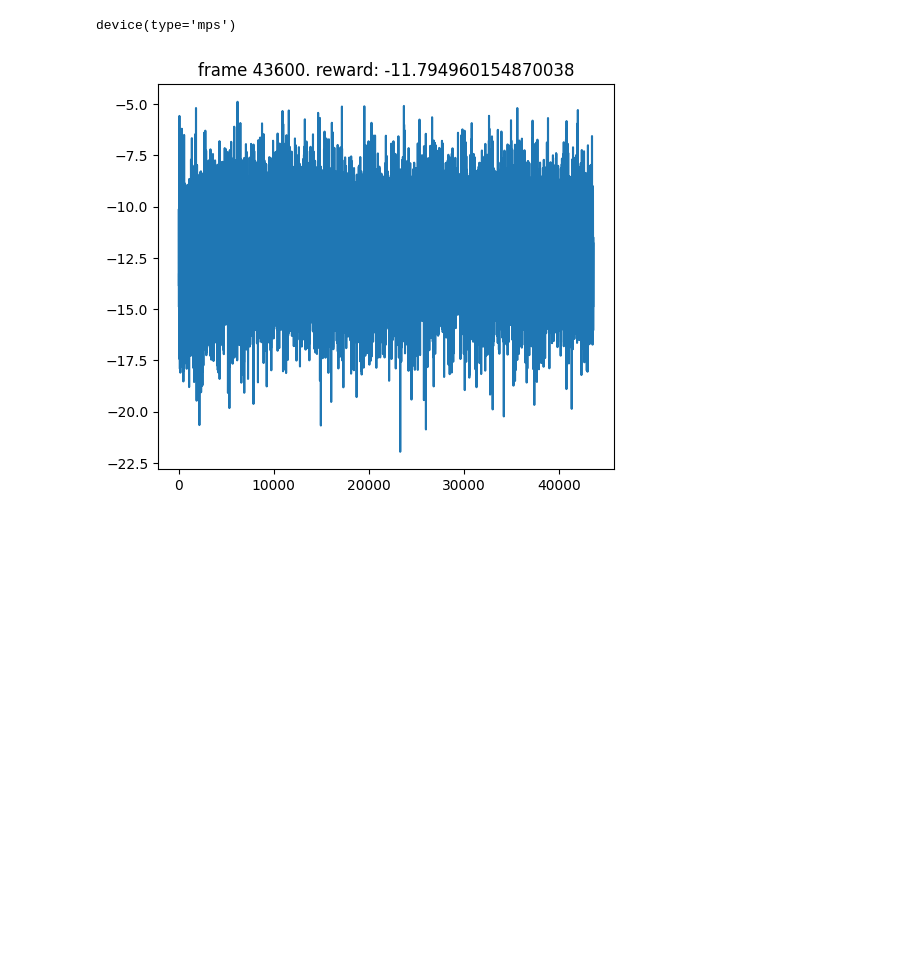
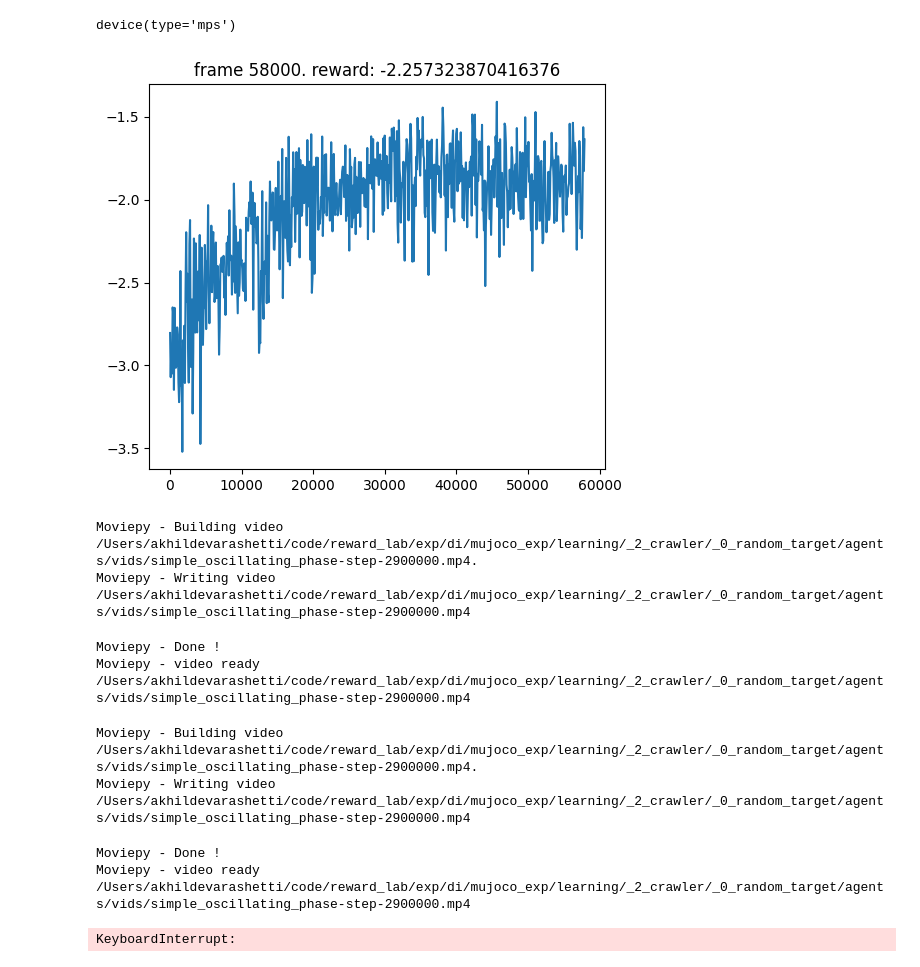
Before and after one commit to Akhilez/reward_lab, a Jupyter notebook: exp/di/mujoco_exp/learning/_2_crawler/_0_random_target/agents/_2_simple_sine_learner.ipynb, the cells around one changed output. Saved outputs shown, nothing was run; the diff lists cells and outputs as text; code cells hidden in the pictures; blank space fills up the shorter version.

Commit message:
Creating cpg agents

```diff
--- a/exp/di/mujoco_exp/learning/_2_crawler/_0_random_target/agents/_2_simple_sine_learner.ipynb
+++ b/exp/di/mujoco_exp/learning/_2_crawler/_0_random_target/agents/_2_simple_sine_learner.ipynb
@@ -101,4 +104,5 @@ env = RepeatActionsWrapper(env, steps_to_repeat=repeat_steps)
 # %%
+env = build_env()
 rewards = []
 
 env.reset()
@@ -121,4 +125,5 @@ Moviepy - video ready /Users/akhildevarashetti/code/reward_lab/exp/di/mujoco_exp
 # %%
+env = build_env()
 rewards = []
 
 phases = np.zeros(env.action_space.shape)  # (n,)
@@ -191,7 +199,7 @@ wiki (https://en.wikipedia.org/wiki/Ornstein%E2%80%93Uhlenbeck_process)
 https://github.com/vitchyr/rlkit/blob/master/rlkit/exploration_strategies/ou_strategy.py
 """
 class OUNoise(object):
-    def __init__(self, action_space, mu=0.0, theta=0.15, max_sigma=0.3, min_sigma=0.3, decay_period=100_000):
+    def __init__(self, action_space, mu=0.0, theta=0.15, max_sigma=0.1, min_sigma=0.1, decay_period=15_000):
         self.mu           = mu
         self.theta        = theta
         self.sigma        = max_sigma
@@ -224,6 +232,14 @@ def plot(frame_idx, rewards):
     plt.title('frame %s. reward: %s' % (frame_idx, rewards[-1][1]))
     iterations = [r[0] for r in rewards]
     episode_rewards = [r[1] for r in rewards]
+
+    # Do mean averaging
+    avg_len = 9
+    episode_rewards = np.array(episode_rewards)
+    episode_rewards = episode_rewards[:len(episode_rewards) - (len(episode_rewards) % avg_len)]
+    episode_rewards = episode_rewards.reshape((len(episode_rewards) // avg_len, avg_len)).mean(axis=1)
+    iterations = np.array(iterations)[::avg_len][:len(episode_rewards)]
+
     plt.plot(iterations, episode_rewards)
     plt.show()
 # %%
@@ -312,31 +328,14 @@ def ddpg_update(batch_size,
                 target_param.data * (1.0 - soft_tau) + param.data * soft_tau
             )
 # %%
-time_limit = 200
-repeat_steps = 50
-dt = 0.1
-# record_every_n_episodes = 500
-record_every_n_steps = 50000
+env = build_env()
 
-env = WalkToTargetEnv(n_legs=4)
-env = TimeLimit(env, time_limit)
-env = RecordVideo(
-    env,
-    video_folder='/Users/akhildevarashetti/code/reward_lab/exp/di/mujoco_exp/learning/_2_crawler/_0_random_target/agents',
-    # episode_trigger=lambda episode: episode % record_every_n_episodes == 0,
-    step_trigger=lambda step: step % record_every_n_steps == 0,
-    video_length=time_limit,
-    name_prefix='simple_oscillating_phase',
-)
-env = SimpleOscillatingPhaseActions(env, dt=dt, frequencies=np.ones(env.action_space.shape) * 5)
-env = RepeatActionsWrapper(env, steps_to_repeat=repeat_steps)
-
-max_steps = time_limit // repeat_steps
+max_steps = 10
 ou_noise = OUNoise(env.action_space)
 
 state_dim  = env.observation_space.shape[0]
 action_dim = env.action_space.shape[0]
-hidden_dim = 256
+hidden_dim = 128
 
 value_net  = ValueNetwork(state_dim, action_dim, hidden_dim).to(device)
 policy_net = PolicyNetwork(state_dim, action_dim, hidden_dim).to(device)
@@ -350,7 +349,6 @@ for target_param, param in zip(target_value_net.parameters(), value_net.paramete
 for target_param, param in zip(target_policy_net.parameters(), policy_net.parameters()):
     target_param.data.copy_(param.data)
 
-
 value_lr  = 1e-3
 policy_lr = 1e-3
 
@@ -359,41 +357,50 @@ policy_optimizer = optim.Adam(policy_net.parameters(), lr=policy_lr)
 
 value_criterion = nn.MSELoss()
 
-replay_buffer_size = 5_000
+replay_buffer_size = 10_000
 replay_buffer = ReplayBuffer(replay_buffer_size)
 
 max_frames  = 100_000
 frame_idx   = 0
 rewards     = []
-batch_size  = 128
+batch_size  = 1024
 
 while frame_idx <= max_frames:
     state, _ = env.reset()
     ou_noise.reset()
     episode_reward = 0
 
     for step in range(max_steps):
         action = policy_net.get_action(state)
         action = ou_noise.get_action(action, step)
         next_state, reward, terminated, truncated, _ = env.step(action)
         done = terminated or truncated
 
         replay_buffer.push(state, action, reward, next_state, done)
         if len(replay_buffer) > batch_size:
             ddpg_update(batch_size)
 
         state = next_state
         episode_reward += reward
         frame_idx += 1
 
         if frame_idx % max(100, max_steps + 1) == 0:
             plot(frame_idx, rewards)
 
         if done:
             break
 
-    rewards.append((frame_idx, episode_reward))
+    rewards.append((frame_idx, episode_reward / step))
     env.close()
 # %% [output]
-[figure, old version]
+[figure, new version]
+Moviepy - Building video /Users/akhildevarashetti/code/reward_lab/exp/di/mujoco_exp/learning/_2_crawler/_0_random_target/agents/vids/simple_oscillating_phase-step-2900000.mp4.
+Moviepy - Writing video /Users/akhildevarashetti/code/reward_lab/exp/di/mujoco_exp/learning/_2_crawler/_0_random_target/agents/vids/simple_oscillating_phase-step-2900000.mp4
+Moviepy - Done !
+Moviepy - video ready /Users/akhildevarashetti/code/reward_lab/exp/di/mujoco_exp/learning/_2_crawler/_0_random_target/agents/vids/simple_oscillating_phase-step-2900000.mp4
+Moviepy - Building video /Users/akhildevarashetti/code/reward_lab/exp/di/mujoco_exp/learning/_2_crawler/_0_random_target/agents/vids/simple_oscillating_phase-step-2900000.mp4.
+Moviepy - Writing video /Users/akhildevarashetti/code/reward_lab/exp/di/mujoco_exp/learning/_2_crawler/_0_random_target/agents/vids/simple_oscillating_phase-step-2900000.mp4
+Moviepy - Done !
+Moviepy - video ready /Users/akhildevarashetti/code/reward_lab/exp/di/mujoco_exp/learning/_2_crawler/_0_random_target/agents/vids/simple_oscillating_phase-step-2900000.mp4
+KeyboardInterrupt:
 # %%
```
Also changed, not shown: parts of 6 cells of this notebook, 2 other files.
